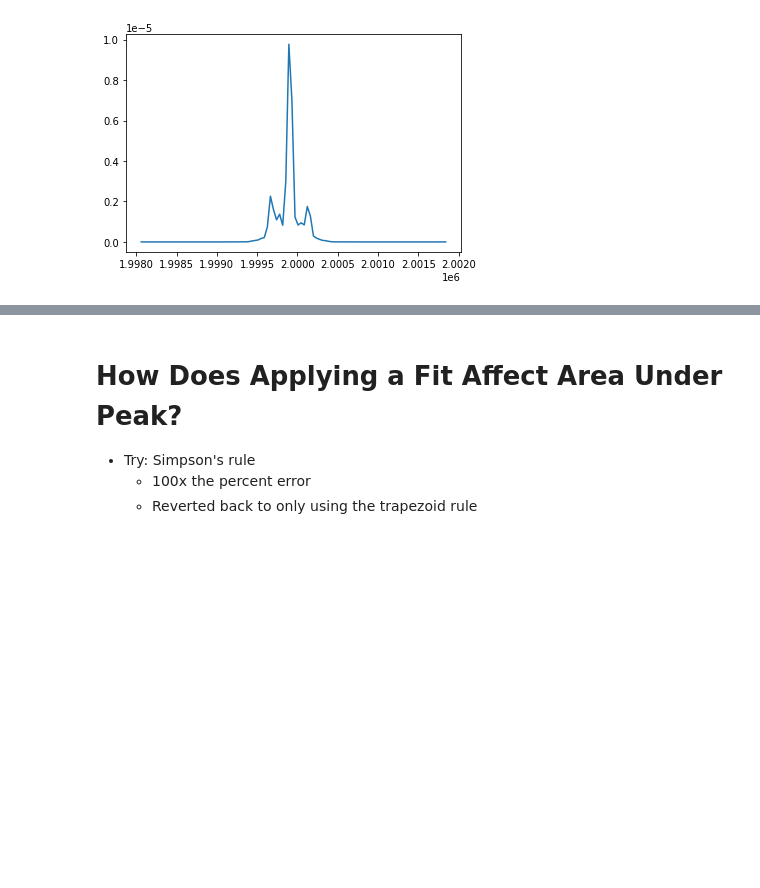
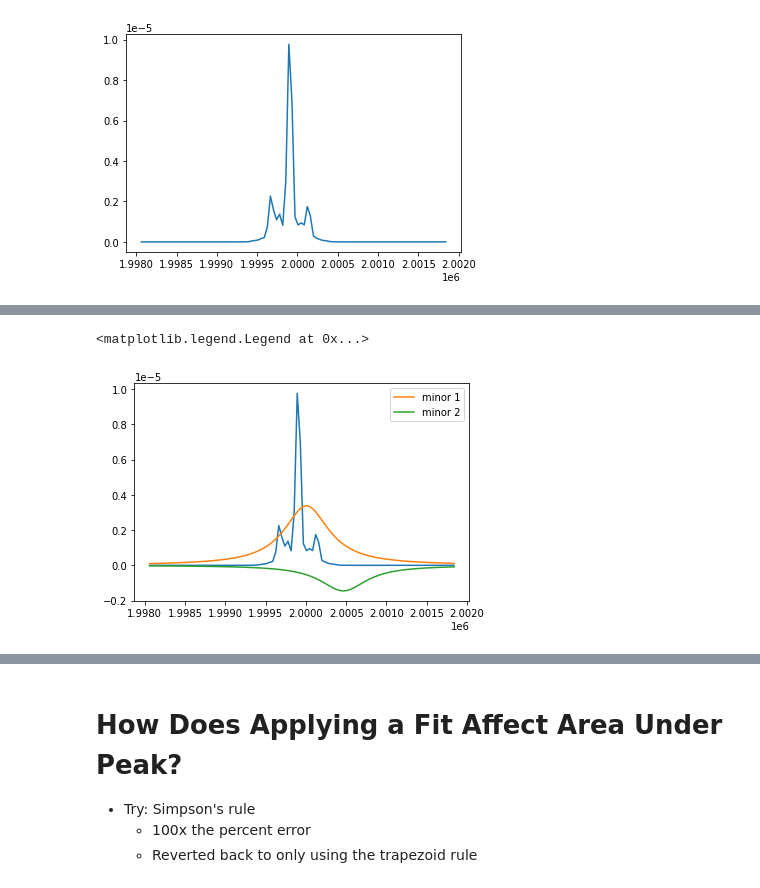
Before and after one commit to nurriol2/peak_fitting, a Jupyter notebook: lorentzian_peak_fitting.ipynb, the cells around one changed output, grey strips where cells are left out. Drawn from its saved outputs; the diff is of its cells as text; code cells hidden in the pictures; blank space fills up the shorter version.

```diff
--- a/lorentzian_peak_fitting.ipynb
+++ b/lorentzian_peak_fitting.ipynb
@@ -308,0 +407,31 @@ plt.show()
+# %%
+cent_model = LorentzianModel(prefix="center_")
+pars = cent_model.guess(hspec, x=hfreq)
+
+
+
+minor1 = LorentzianModel(prefix="minor1_")
+pars.update(minor1.make_params())
+
+pars["minor1_center"].set(value=hfreq[desired_indices[1]],
+                          min=hfreq[desired_indices[1]]+alpha*estimated_width,
+                          max=hfreq[desired_indices[1]]+2*alpha*estimated_width)
+
+pars["minor1_amplitude"].set(value=desired_heights[1])
+
+
+
+minor2 = LorentzianModel(prefix="minor2_")
+pars.update(minor2.make_params())
+
+pars["minor2_center"].set(value=hfreq[desired_indices[2]],
+                          min=hfreq[desired_indices[2]]+alpha*estimated_width,
+                          max=hfreq[desired_indices[2]]+2*alpha*estimated_width)
+pars["minor2_amplitude"].set(value=desired_heights[2])
+
+combined_model = cent_model + minor1 + minor2
+out = combined_model.fit(hspec, pars, x=hfreq)
+
+components = out.eval_components(x=hfreq)
+
+print(out.fit_report())
@@ -308,0 +456,9 @@ plt.show()
+# %%
+plt.plot(hfreq, hspec)
+#plt.plot(hfreq, out.best_fit)
+plt.plot(hfreq, components["minor1_"], label="minor 1")
+plt.plot(hfreq, components["minor2_"], label="minor 2")
+plt.legend()
+# %% [output]
+<matplotlib.legend.Legend at 0x...>
+[figure, added]
```
Also changed, not shown: parts of 16 cells of this notebook.
